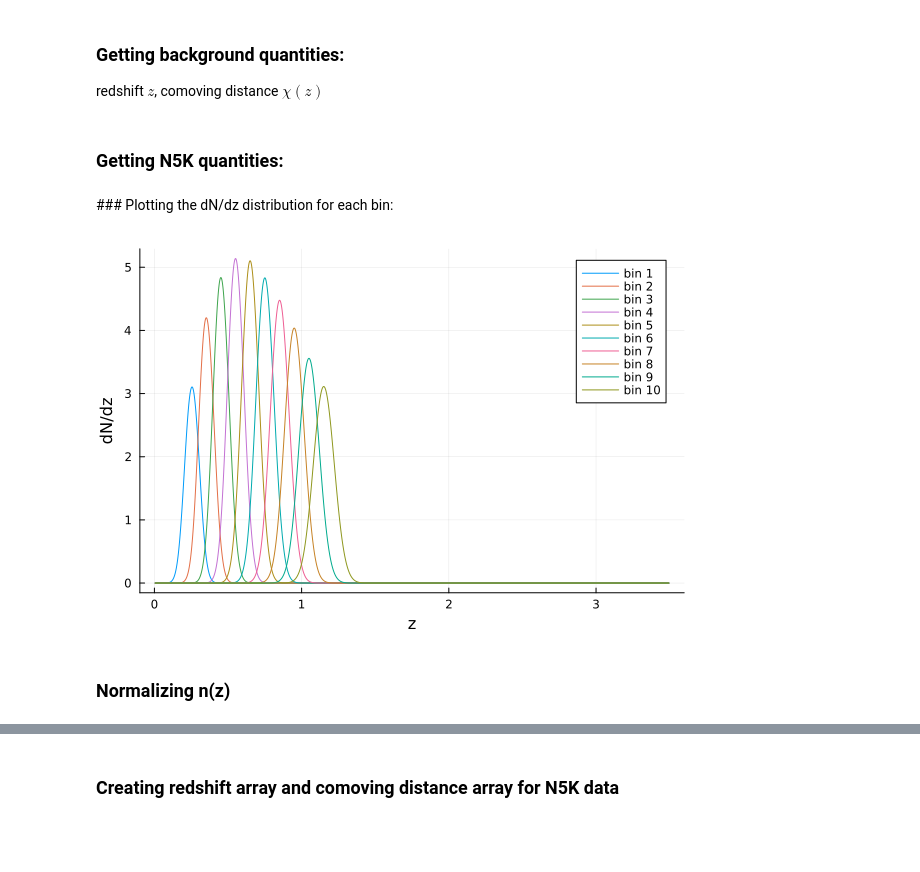
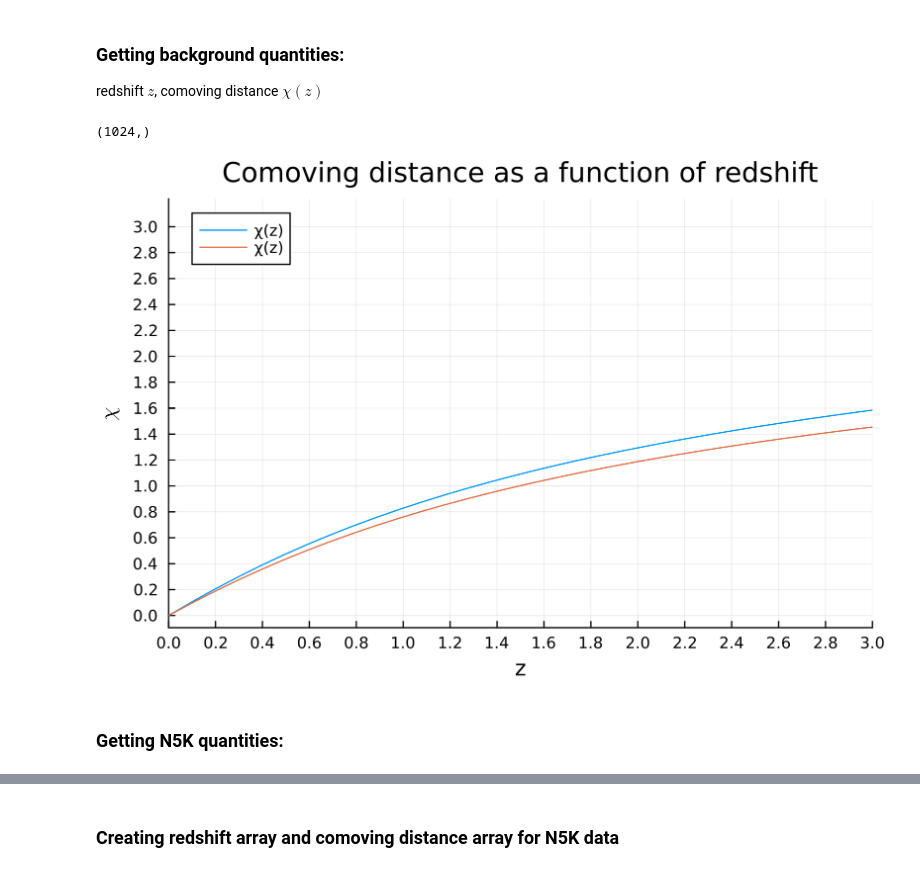
Before and after one commit to anvi-git/3D_Angular_Power_Spectrum, a Jupyter notebook: notebooks/beyond_BLAST.ipynb, the cells around one changed output, grey strips where cells are left out. Saved outputs shown, nothing was run; the diff lists cells and outputs as text; code cells hidden in the pictures; blank space fills up the shorter version.

```diff
--- a/notebooks/beyond_BLAST.ipynb
+++ b/notebooks/beyond_BLAST.ipynb
@@ -54,6 +54,21 @@ z_b = npzread("blast_code/data/background/z.npy") # array
 # using Akima interpolation
 z_of_χ = DataInterpolations.AkimaInterpolation(z_b, χ_b); # z(χ)
 chi_of_z = DataInterpolations.AkimaInterpolation(χ_b, z_b); # χ(z)
+# %%
+println(size(z_b))
+# %% [output]
+(1024,)
+# %%
+h1 = 0.73
+h2 = 0.67
+D_H1 = 3000/h1 # in units of Mpc
+D_H2 = 3000/h2 # in units of Mpc
+x_ticks = LinRange(0, 3, 16)
+y_ticks = LinRange(0, 3, 16)
+plot(z_b, χ_b/D_H1, label = "χ(z)", xlim = (0, 3), xlabel = "z", ylabel = L"\chi", xticks = x_ticks, yticks = y_ticks, title = "Comoving distance as a function of redshift", dpi = 300, legend = :topleft)
+plot!(z_b, χ_b/D_H2, label = "χ(z)", xlim = (0, 3), xlabel = "z", ylabel = L"\chi", xticks = x_ticks, yticks = y_ticks, title = "Comoving distance as a function of redshift", dpi = 300, legend = :topleft)
+# %% [output]
+[figure, added]
 # %% [markdown]
 ### Getting N5K quantities:
 # %%
@@ -65,15 +104,0 @@ n_z_matrix = n5k_bins["dNdz_cl"];
-# %% [markdown]
-### Plotting the dN/dz distribution for each bin:
-# %%
-p = plot()
-bin = size(n_z_matrix, 2)
-for i in 1:bin
-    plot!(p, z_n5k, n_z_matrix[:, i], label="bin $i")
-end
-xlabel!(p, "z")
-ylabel!(p, "dN/dz")
-display(p)
-# %% [output]
-[figure, removed]
-# %% [markdown]
-### Normalizing n(z)
```
Also changed, not shown: parts of 13 cells of this notebook, 3 other files.
